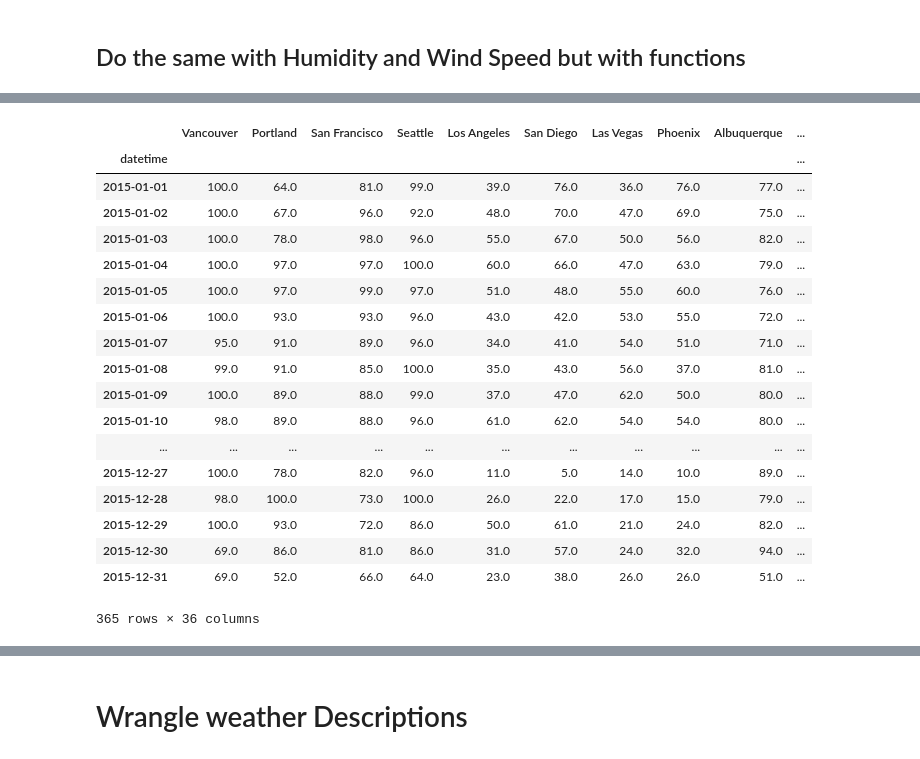
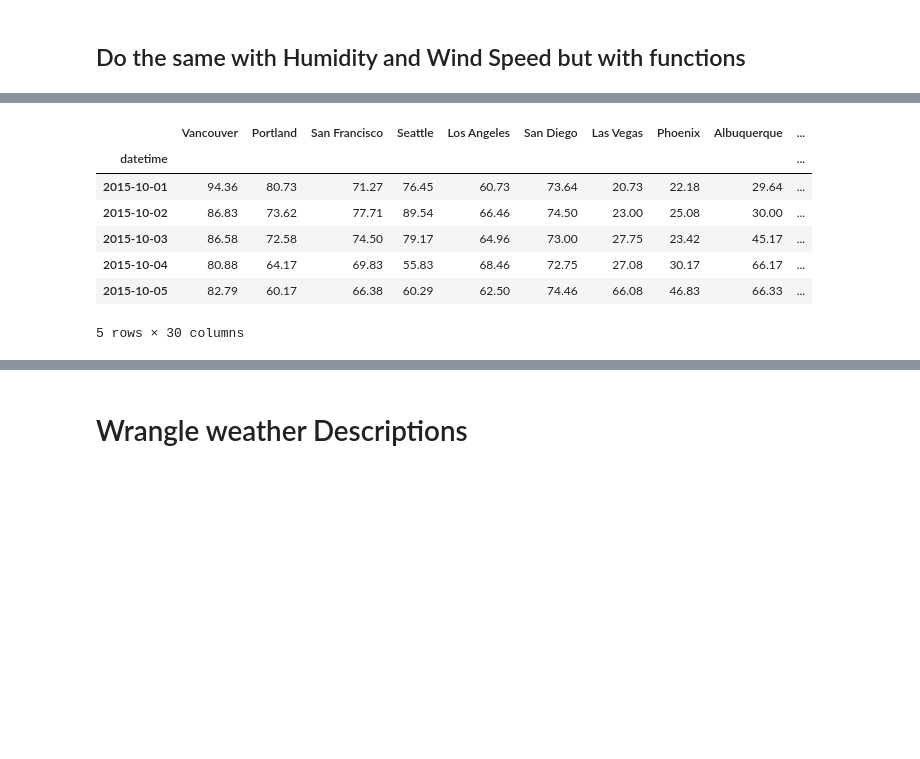
Before and after one commit to totopi/Travel-Informers, a Jupyter notebook: data_engineering.ipynb, the cells around one changed output, grey strips where cells are left out. Drawn from its saved outputs; the diff is of its cells as text; code cells hidden in the pictures; blank space fills up the shorter version.

```diff
--- a/data_engineering.ipynb
+++ b/data_engineering.ipynb
@@ -109,12 +109,13 @@ temp_clean.resample("D").max().to_csv('historical-hourly-weather-data/daily_max_
 # %%
 def clean_weather(df, ):
     cities = df.loc[:, 'Vancouver':'Boston']
-    years = df.loc[pd.date_range('1/1/2015', periods=365, freq='D').values, :]
+    years = cities.loc[pd.date_range('2015-10-01 13:00:00', periods=8760, freq='H').values, :]
+    #print(years.head(30))
 
 
     daily_avg = years.resample("D").mean().round(decimals=2)
-    daily_min = years.resample("D").min()
-    daily_max = years.resample("D").max()
+    daily_min = years.resample("D").min().round(decimals=2)
+    daily_max = years.resample("D").max().round(decimals=2)
     return daily_avg, daily_min, daily_max
 # %%
 humidity = pd.read_csv('historical-hourly-weather-data/humidity.csv', parse_dates=['datetime'], index_col='datetime')
@@ -121,24 +132,12 @@ humidity = pd.read_csv('historical-hourly-weather-data/humidity.csv', parse_date
 # %%
 hum_daily_avg, hum_daily_min, hum_daily_max = clean_weather(humidity)
+hum_daily_avg.head()
+# %% [output]
+|  | Vancouver | Portland | San Francisco | Seattle | Los Angeles | San Diego | Las Vegas | Phoenix | Albuquerque | ... |
+| datetime |  |  |  |  |  |  |  |  |  | ... |
+| 2015-10-01 | 94.36 | 80.73 | 71.27 | 76.45 | 60.73 | 73.64 | 20.73 | 22.18 | 29.64 | ... |
+| 2015-10-02 | 86.83 | 73.62 | 77.71 | 89.54 | 66.46 | 74.50 | 23.00 | 25.08 | 30.00 | ... |
+| 2015-10-03 | 86.58 | 72.58 | 74.50 | 79.17 | 64.96 | 73.00 | 27.75 | 23.42 | 45.17 | ... |
+| 2015-10-04 | 80.88 | 64.17 | 69.83 | 55.83 | 68.46 | 72.75 | 27.08 | 30.17 | 66.17 | ... |
+| 2015-10-05 | 82.79 | 60.17 | 66.38 | 60.29 | 62.50 | 74.46 | 66.08 | 46.83 | 66.33 | ... |
+5 rows × 30 columns
-# %%
-hum_daily_avg
-# %% [output]
-|  | Vancouver | Portland | San Francisco | Seattle | Los Angeles | San Diego | Las Vegas | Phoenix | Albuquerque | ... |
-| datetime |  |  |  |  |  |  |  |  |  | ... |
-| 2015-01-01 | 100.0 | 64.0 | 81.0 | 99.0 | 39.0 | 76.0 | 36.0 | 76.0 | 77.0 | ... |
-| 2015-01-02 | 100.0 | 67.0 | 96.0 | 92.0 | 48.0 | 70.0 | 47.0 | 69.0 | 75.0 | ... |
-| 2015-01-03 | 100.0 | 78.0 | 98.0 | 96.0 | 55.0 | 67.0 | 50.0 | 56.0 | 82.0 | ... |
-| 2015-01-04 | 100.0 | 97.0 | 97.0 | 100.0 | 60.0 | 66.0 | 47.0 | 63.0 | 79.0 | ... |
-| 2015-01-05 | 100.0 | 97.0 | 99.0 | 97.0 | 51.0 | 48.0 | 55.0 | 60.0 | 76.0 | ... |
-| 2015-01-06 | 100.0 | 93.0 | 93.0 | 96.0 | 43.0 | 42.0 | 53.0 | 55.0 | 72.0 | ... |
-| 2015-01-07 | 95.0 | 91.0 | 89.0 | 96.0 | 34.0 | 41.0 | 54.0 | 51.0 | 71.0 | ... |
-| 2015-01-08 | 99.0 | 91.0 | 85.0 | 100.0 | 35.0 | 43.0 | 56.0 | 37.0 | 81.0 | ... |
-| 2015-01-09 | 100.0 | 89.0 | 88.0 | 99.0 | 37.0 | 47.0 | 62.0 | 50.0 | 80.0 | ... |
-| 2015-01-10 | 98.0 | 89.0 | 88.0 | 96.0 | 61.0 | 62.0 | 54.0 | 54.0 | 80.0 | ... |
-| ... | ... | ... | ... | ... | ... | ... | ... | ... | ... | ... |
-| 2015-12-27 | 100.0 | 78.0 | 82.0 | 96.0 | 11.0 | 5.0 | 14.0 | 10.0 | 89.0 | ... |
-| 2015-12-28 | 98.0 | 100.0 | 73.0 | 100.0 | 26.0 | 22.0 | 17.0 | 15.0 | 79.0 | ... |
-| 2015-12-29 | 100.0 | 93.0 | 72.0 | 86.0 | 50.0 | 61.0 | 21.0 | 24.0 | 82.0 | ... |
-| 2015-12-30 | 69.0 | 86.0 | 81.0 | 86.0 | 31.0 | 57.0 | 24.0 | 32.0 | 94.0 | ... |
-| 2015-12-31 | 69.0 | 52.0 | 66.0 | 64.0 | 23.0 | 38.0 | 26.0 | 26.0 | 51.0 | ... |
-365 rows × 36 columns
```
Also changed, not shown: parts of 2 cells of this notebook, 9 other files.
